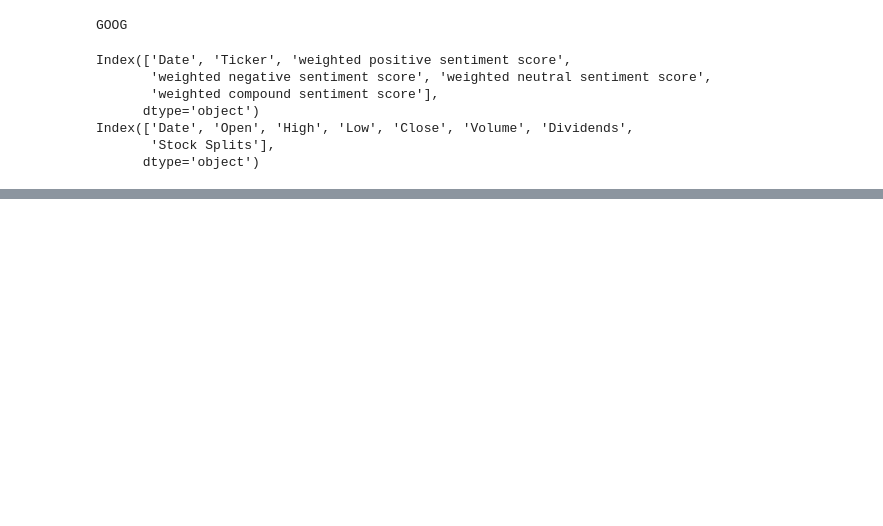
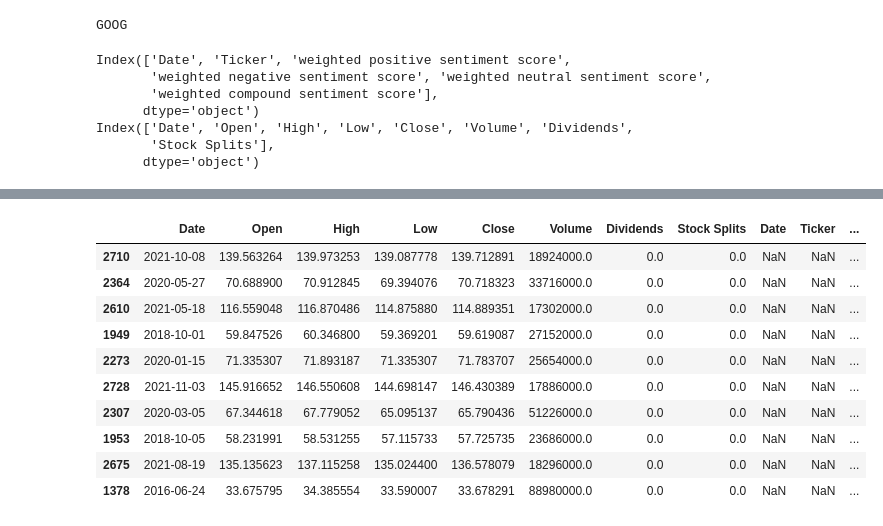
Before and after one commit to rishabhtyagi989/SIGNS_2024, a Jupyter notebook: stock_data_expl.ipynb, the cells around one changed output, grey strips where cells are left out. Drawn from its saved outputs; the diff is of its cells as text; code cells hidden in the pictures; blank space fills up the shorter version.

```diff
--- a/stock_data_expl.ipynb
+++ b/stock_data_expl.ipynb
@@ -45,2 +45,10 @@ stock_sentiment.sample(10)
 # %%
 # plt.plot(stock_sentiment["Date"], stock_sentiment["Weighted compound sentiment score"])
+
+def categorize_change(x):
+    if pd.isnull(x):
+        return None  # For the first day
+    elif x > 0:
+        return 1
+    else:
+        return 0
@@ -95,0 +101,50 @@ ValueError: Cannot set a DataFrame with multiple columns to the single column se
+# %%
+# Initialize dictionaries
+df_sentiment_scores_dict = {}
+df_stock_data_dict = {}
+sentiment_scores = {}
+stock_data = {}
+stock_diff_close_open = {}
+
+start_date = pd.to_datetime('2012-01-01').date()
+end_date = pd.to_datetime('2022-01-01').date()
+
+for symbol in stock_symbols:
+    # Load sentiment and stock data
+    df_sentiment_scores_dict[symbol] = pd.read_csv(path_to_sentiments+symbol+".csv")
+    df_stock_data_dict[symbol] = pd.read_csv(path_to_files+symbol+"/stock_price.csv")
+
+    # Convert date columns to datetime and extract date part only as `datetime.date`
+    df_sentiment_scores_dict[symbol]['Date'] = pd.to_datetime(df_sentiment_scores_dict[symbol]['Date'], utc = True).dt.date
+    df_stock_data_dict[symbol]['Date'] = pd.to_datetime(df_stock_data_dict[symbol]['Date'], utc= True).dt.date
+
+    # Filter sentiment scores based on date range
+    mask_sentiment = (df_sentiment_scores_dict[symbol]['Date'] >= start_date) & (df_sentiment_scores_dict[symbol]['Date'] <= end_date)
+    sentiment_filtered = df_sentiment_scores_dict[symbol][mask_sentiment]
+
+    # Filter stock data based on date range and intersecting dates
+    stock_dates = df_stock_data_dict[symbol]['Date']
+    mask_stock = (stock_dates >= start_date) & (stock_dates <= end_date) & (stock_dates.isin(sentiment_filtered['Date']))
+    stock_filtered = df_stock_data_dict[symbol][mask_stock]
+
+    # Align both DataFrames by keeping only common dates
+    common_dates = sentiment_filtered['Date'][sentiment_filtered['Date'].isin(stock_filtered['Date'])]
+    sentiment_aligned = sentiment_filtered[sentiment_filtered['Date'].isin(common_dates)]
+    stock_aligned = stock_filtered[stock_filtered['Date'].isin(common_dates)]
+    print(stock_aligned.shape, sentiment_aligned.shape)
+
+    # Put all data together
+    full_stock_data = pd.concat([stock_aligned, sentiment_aligned[2:]], axis = 1).reindex(stock_aligned.index)
+
+    full_stock_data['SMA'] = full_stock_data['Close'].rolling(window=7).mean()
+    full_stock_data['Price Difference'] = full_stock_data['Close'].diff().apply(categorize_change)
+    # print(full_stock_data.keys())
+    print(full_stock_data.shape, symbol)
+
+
+    stock_data[symbol] = full_stock_data
+    X_features = full_stock_data.keys()
+
+print(X_features)
+stock_data['GOOG'].sample(10)
+# %% [output]
@@ -96,3 +166,14 @@ ValueError: Cannot set a DataFrame with multiple columns to the single column se
+|  | Date | Open | High | Low | Close | Volume | Dividends | Stock Splits | Date | Ticker | ... |
+| 2710 | 2021-10-08 | 139.563264 | 139.973253 | 139.087778 | 139.712891 | 18924000.0 | 0.0 | 0.0 | NaN | NaN | ... |
+| 2364 | 2020-05-27 | 70.688900 | 70.912845 | 69.394076 | 70.718323 | 33716000.0 | 0.0 | 0.0 | NaN | NaN | ... |
+| 2610 | 2021-05-18 | 116.559048 | 116.870486 | 114.875880 | 114.889351 | 17302000.0 | 0.0 | 0.0 | NaN | NaN | ... |
+| 1949 | 2018-10-01 | 59.847526 | 60.346800 | 59.369201 | 59.619087 | 27152000.0 | 0.0 | 0.0 | NaN | NaN | ... |
+| 2273 | 2020-01-15 | 71.335307 | 71.893187 | 71.335307 | 71.783707 | 25654000.0 | 0.0 | 0.0 | NaN | NaN | ... |
+| 2728 | 2021-11-03 | 145.916652 | 146.550608 | 144.698147 | 146.430389 | 17886000.0 | 0.0 | 0.0 | NaN | NaN | ... |
+| 2307 | 2020-03-05 | 67.344618 | 67.779052 | 65.095137 | 65.790436 | 51226000.0 | 0.0 | 0.0 | NaN | NaN | ... |
+| 1953 | 2018-10-05 | 58.231991 | 58.531255 | 57.115733 | 57.725735 | 23686000.0 | 0.0 | 0.0 | NaN | NaN | ... |
+| 2675 | 2021-08-19 | 135.135623 | 137.115258 | 135.024400 | 136.578079 | 18296000.0 | 0.0 | 0.0 | NaN | NaN | ... |
+| 1378 | 2016-06-24 | 33.675795 | 34.385554 | 33.590007 | 33.678291 | 88980000.0 | 0.0 | 0.0 | NaN | NaN | ... |
 # %%
 print(stock_data['GOOG'].shape)
 print(stock_data.keys())
```
Also changed, not shown: parts of 8 cells of this notebook, 1 other file.
